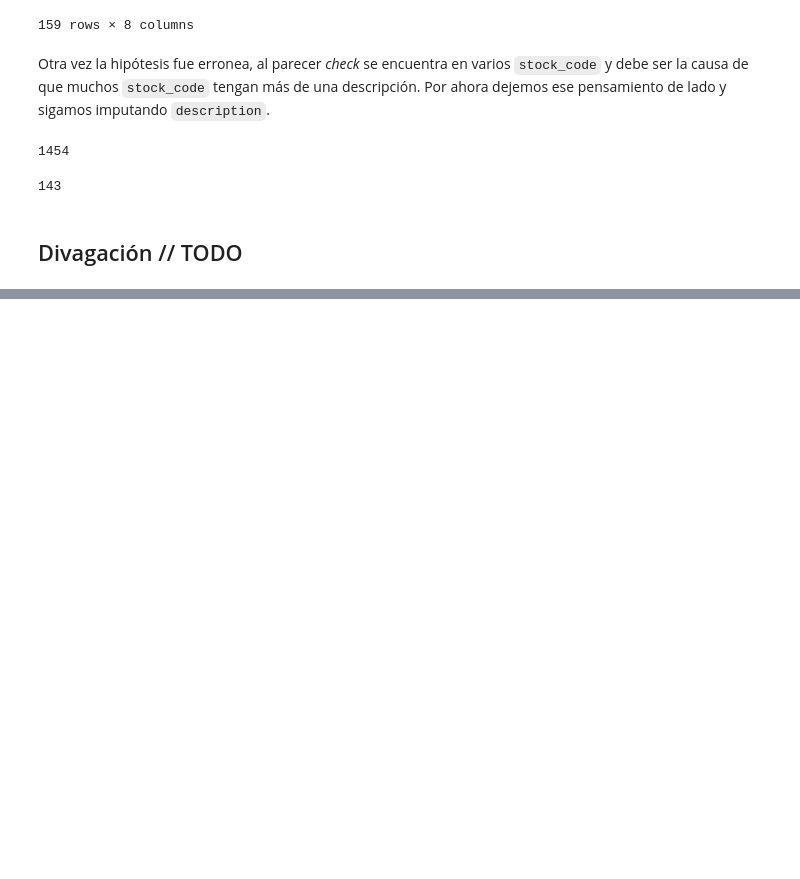
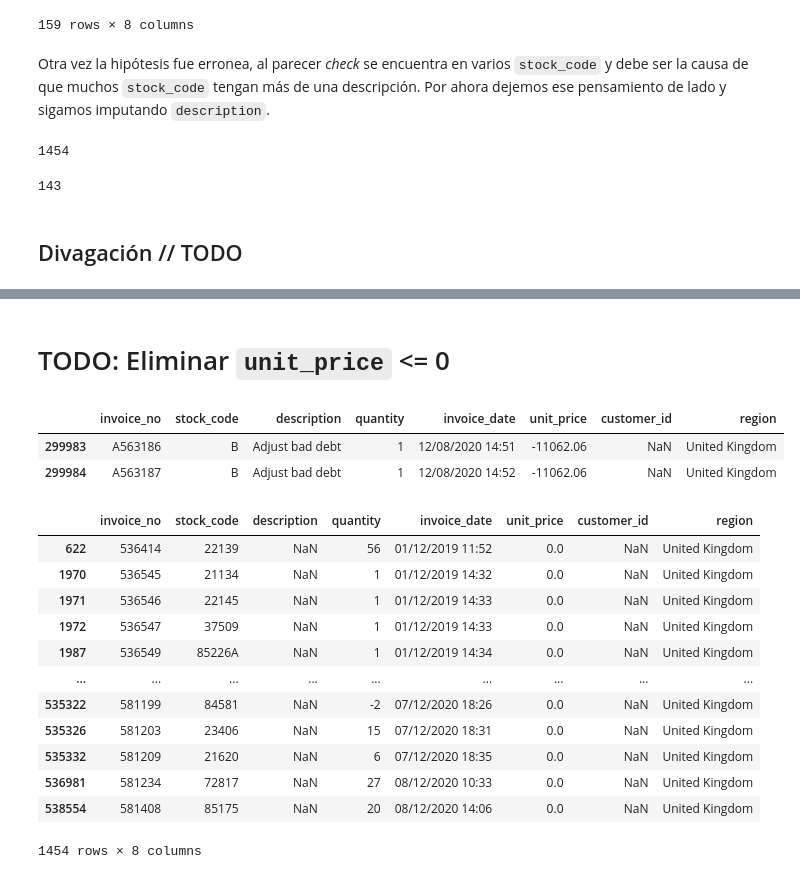
Before and after one commit to MaElmoon39/RetailSaviors, a Jupyter notebook: Cruh.ipynb, the cells around one changed output, grey strips where cells are left out. Cells and saved outputs as stored; diff of their text form; code cells hidden in the pictures; blank space fills up the shorter version.

```diff
--- a/Cruh.ipynb
+++ b/Cruh.ipynb
@@ -288,0 +453,26 @@ df[df['quantity'] < 0]
+# %% [markdown]
+# TODO: Eliminar `unit_price` <= 0
+# %%
+# Unit_price Negativo // ELIMINAR
+df[df['unit_price'] < 0]
+# %% [output]
+|  | invoice_no | stock_code | description | quantity | invoice_date | unit_price | customer_id | region |
+| 299983 | A563186 | B | Adjust bad debt | 1 | 12/08/2020 14:51 | -11062.06 | NaN | United Kingdom |
+| 299984 | A563187 | B | Adjust bad debt | 1 | 12/08/2020 14:52 | -11062.06 | NaN | United Kingdom |
+# %%
+# Unit_price 0 // ELIMINAR (Se eliminan los NaN de description)
+df[(df['unit_price'] == 0) & (df['description'].isna())]
+# %% [output]
+|  | invoice_no | stock_code | description | quantity | invoice_date | unit_price | customer_id | region |
+| 622 | 536414 | 22139 | NaN | 56 | 01/12/2019 11:52 | 0.0 | NaN | United Kingdom |
+| 1970 | 536545 | 21134 | NaN | 1 | 01/12/2019 14:32 | 0.0 | NaN | United Kingdom |
+| 1971 | 536546 | 22145 | NaN | 1 | 01/12/2019 14:33 | 0.0 | NaN | United Kingdom |
+| 1972 | 536547 | 37509 | NaN | 1 | 01/12/2019 14:33 | 0.0 | NaN | United Kingdom |
+| 1987 | 536549 | 85226A | NaN | 1 | 01/12/2019 14:34 | 0.0 | NaN | United Kingdom |
+| ... | ... | ... | ... | ... | ... | ... | ... | ... |
+| 535322 | 581199 | 84581 | NaN | -2 | 07/12/2020 18:26 | 0.0 | NaN | United Kingdom |
+| 535326 | 581203 | 23406 | NaN | 15 | 07/12/2020 18:31 | 0.0 | NaN | United Kingdom |
+| 535332 | 581209 | 21620 | NaN | 6 | 07/12/2020 18:35 | 0.0 | NaN | United Kingdom |
+| 536981 | 581234 | 72817 | NaN | 27 | 08/12/2020 10:33 | 0.0 | NaN | United Kingdom |
+| 538554 | 581408 | 85175 | NaN | 20 | 08/12/2020 14:06 | 0.0 | NaN | United Kingdom |
+1454 rows × 8 columns
```
Also changed, not shown: parts of 30 cells of this notebook.
